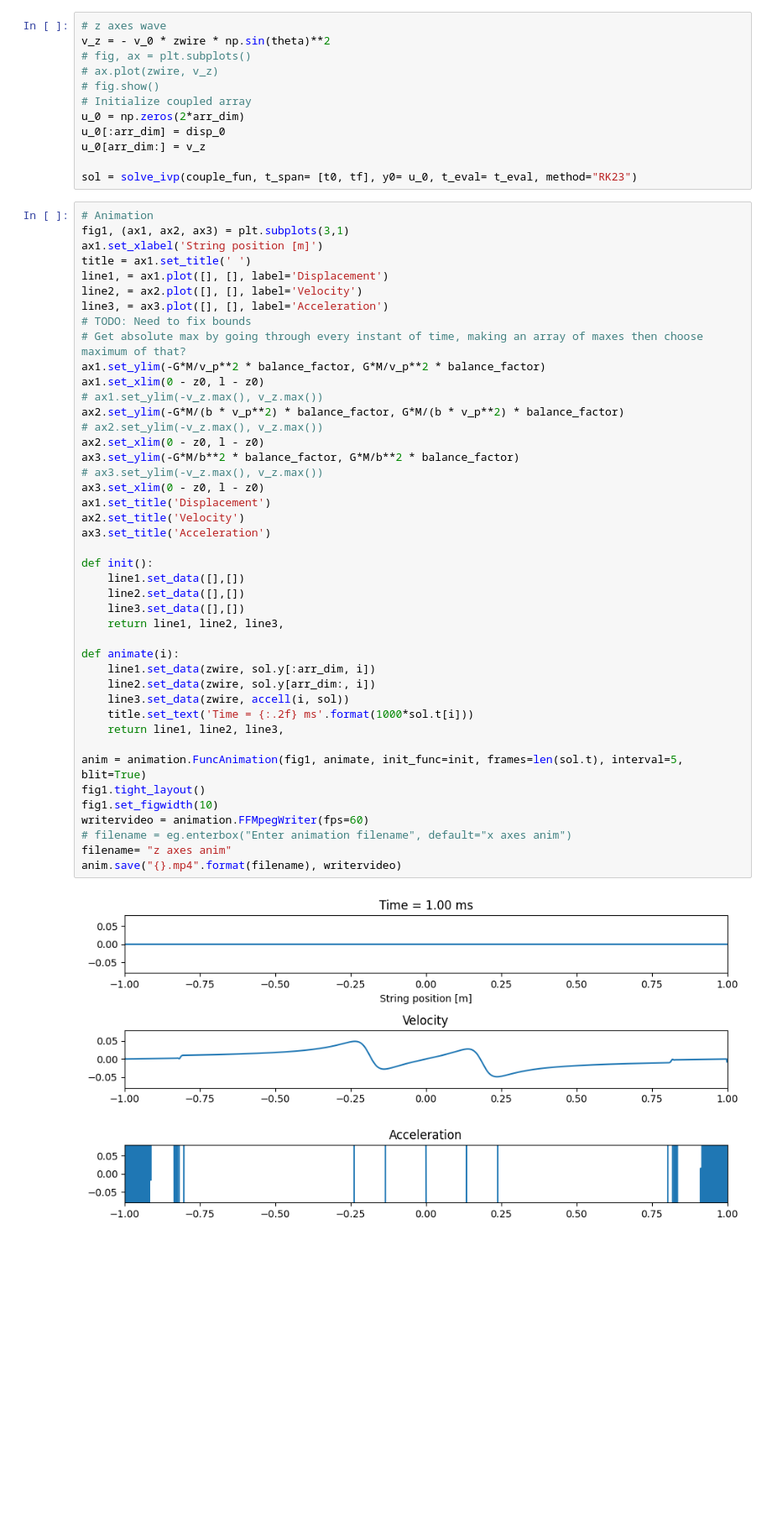
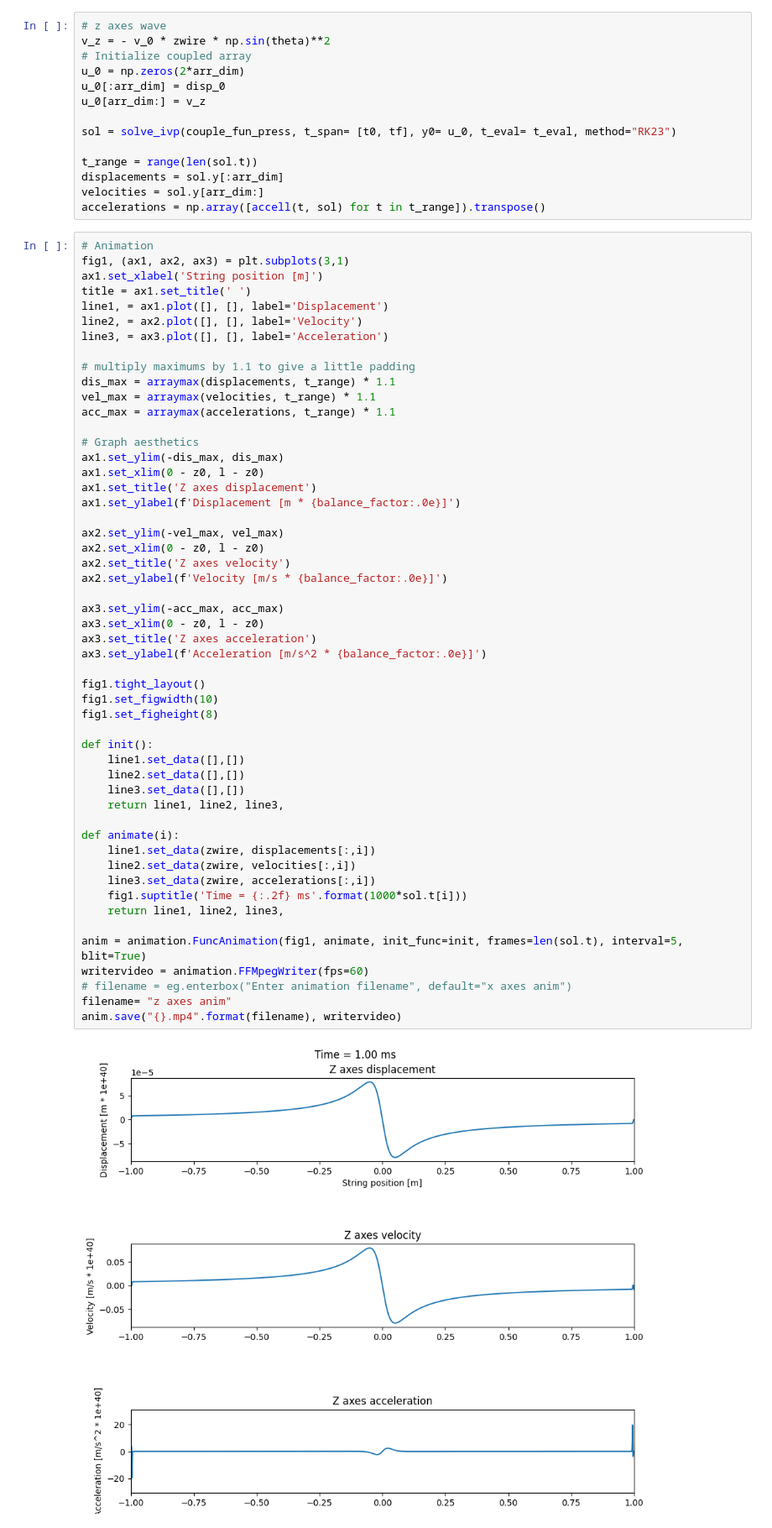
Before and after one commit to tbelvin2000/Phys499code, a Jupyter notebook: Custom.ipynb, the cells around one changed output. Shown at 84% size. Saved outputs shown, nothing was run; the diff lists cells and outputs as text; blank space fills up the shorter version.

```diff
--- a/Custom.ipynb
+++ b/Custom.ipynb
@@ -118,57 +138,68 @@ def accell(t, sol):
 # %%
 # z axes wave
 v_z = - v_0 * zwire * np.sin(theta)**2
-# fig, ax = plt.subplots()
-# ax.plot(zwire, v_z)
-# fig.show()
 # Initialize coupled array
 u_0 = np.zeros(2*arr_dim)
 u_0[:arr_dim] = disp_0
 u_0[arr_dim:] = v_z
 
-sol = solve_ivp(couple_fun, t_span= [t0, tf], y0= u_0, t_eval= t_eval, method="RK23")
+sol = solve_ivp(couple_fun_press, t_span= [t0, tf], y0= u_0, t_eval= t_eval, method="RK23")
+
+t_range = range(len(sol.t))
+displacements = sol.y[:arr_dim]
+velocities = sol.y[arr_dim:]
+accelerations = np.array([accell(t, sol) for t in t_range]).transpose()
 # %%
 # Animation
 fig1, (ax1, ax2, ax3) = plt.subplots(3,1)
 ax1.set_xlabel('String position [m]')
 title = ax1.set_title(' ')
 line1, = ax1.plot([], [], label='Displacement')
 line2, = ax2.plot([], [], label='Velocity')
 line3, = ax3.plot([], [], label='Acceleration')
-# TODO: Need to fix bounds
-# Get absolute max by going through every instant of time, making an array of maxes then choose maximum of that?
-ax1.set_ylim(-G*M/v_p**2 * balance_factor, G*M/v_p**2 * balance_factor)
+
+# multiply maximums by 1.1 to give a little padding
+dis_max = arraymax(displacements, t_range) * 1.1
+vel_max = arraymax(velocities, t_range) * 1.1
+acc_max = arraymax(accelerations, t_range) * 1.1
+
+# Graph aesthetics
+ax1.set_ylim(-dis_max, dis_max)
 ax1.set_xlim(0 - z0, l - z0)
-# ax1.set_ylim(-v_z.max(), v_z.max())
-ax2.set_ylim(-G*M/(b * v_p**2) * balance_factor, G*M/(b * v_p**2) * balance_factor)
-# ax2.set_ylim(-v_z.max(), v_z.max())
+ax1.set_title('Z axes displacement')
+ax1.set_ylabel(f'Displacement [m * {balance_factor:.0e}]')
+
+ax2.set_ylim(-vel_max, vel_max)
 ax2.set_xlim(0 - z0, l - z0)
-ax3.set_ylim(-G*M/b**2 * balance_factor, G*M/b**2 * balance_factor)
-# ax3.set_ylim(-v_z.max(), v_z.max())
+ax2.set_title('Z axes velocity')
+ax2.set_ylabel(f'Velocity [m/s * {balance_factor:.0e}]')
+
+ax3.set_ylim(-acc_max, acc_max)
 ax3.set_xlim(0 - z0, l - z0)
-ax1.set_title('Displacement')
-ax2.set_title('Velocity')
-ax3.set_title('Acceleration')
+ax3.set_title('Z axes acceleration')
+ax3.set_ylabel(f'Acceleration [m/s^2 * {balance_factor:.0e}]')
+
+fig1.tight_layout()
+fig1.set_figwidth(10)
+fig1.set_figheight(8)
 
 def init():
     line1.set_data([],[])
     line2.set_data([],[])
     line3.set_data([],[])
     return line1, line2, line3,
 
 def animate(i):
-    line1.set_data(zwire, sol.y[:arr_dim, i])
-    line2.set_data(zwire, sol.y[arr_dim:, i])
-    line3.set_data(zwire, accell(i, sol))
-    title.set_text('Time = {:.2f} ms'.format(1000*sol.t[i]))
+    line1.set_data(zwire, displacements[:,i])
+    line2.set_data(zwire, velocities[:,i])
+    line3.set_data(zwire, accelerations[:,i])
+    fig1.suptitle('Time = {:.2f} ms'.format(1000*sol.t[i]))
     return line1, line2, line3,
 
 anim = animation.FuncAnimation(fig1, animate, init_func=init, frames=len(sol.t), interval=5, blit=True)
-fig1.tight_layout()
-fig1.set_figwidth(10)
 writervideo = animation.FFMpegWriter(fps=60)
 # filename = eg.enterbox("Enter animation filename", default="x axes anim")
 filename= "z axes anim"
 anim.save("{}.mp4".format(filename), writervideo)
 # %% [output]
-[figure, old version]
+[figure, new version]
```
Also changed, not shown: parts of 8 cells of this notebook.
